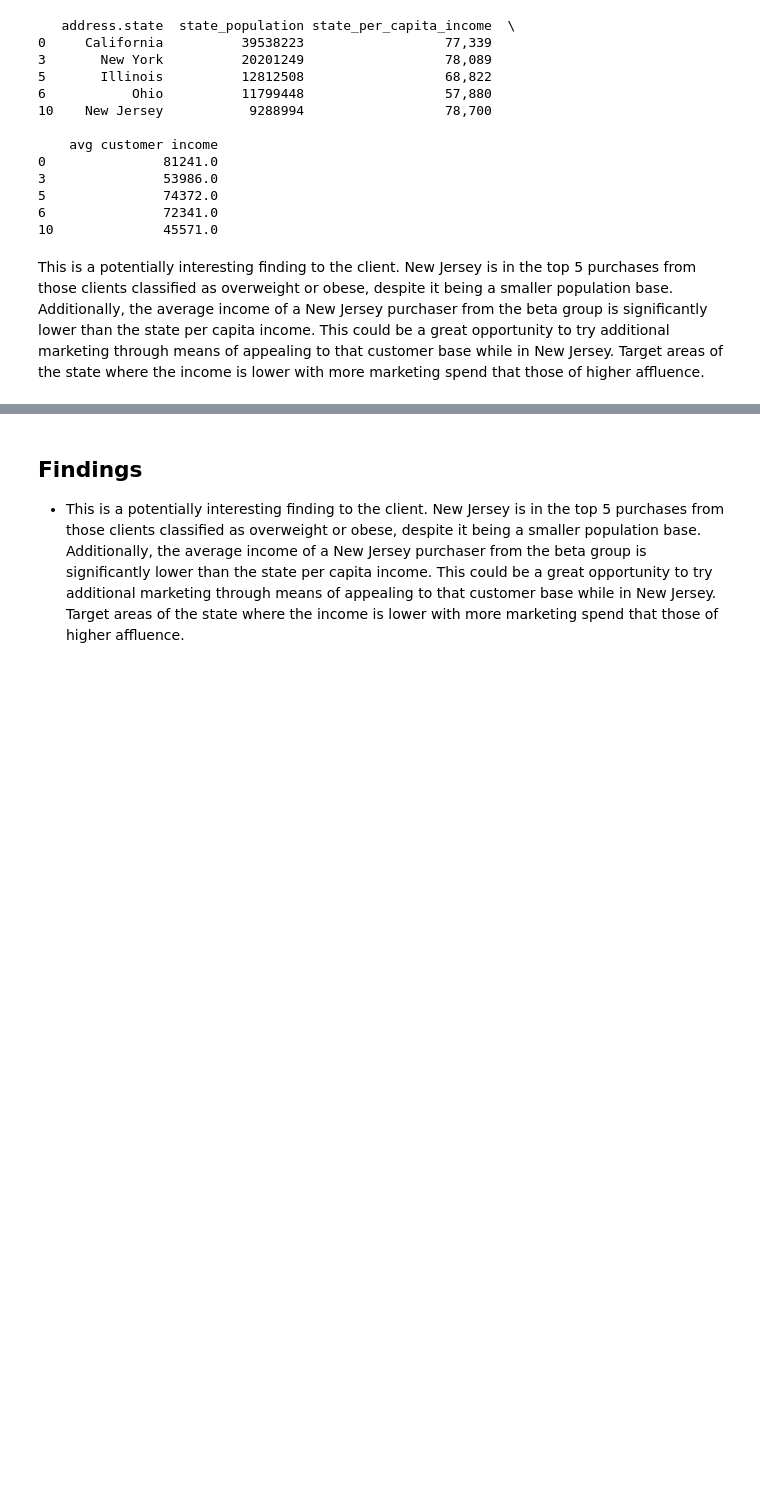
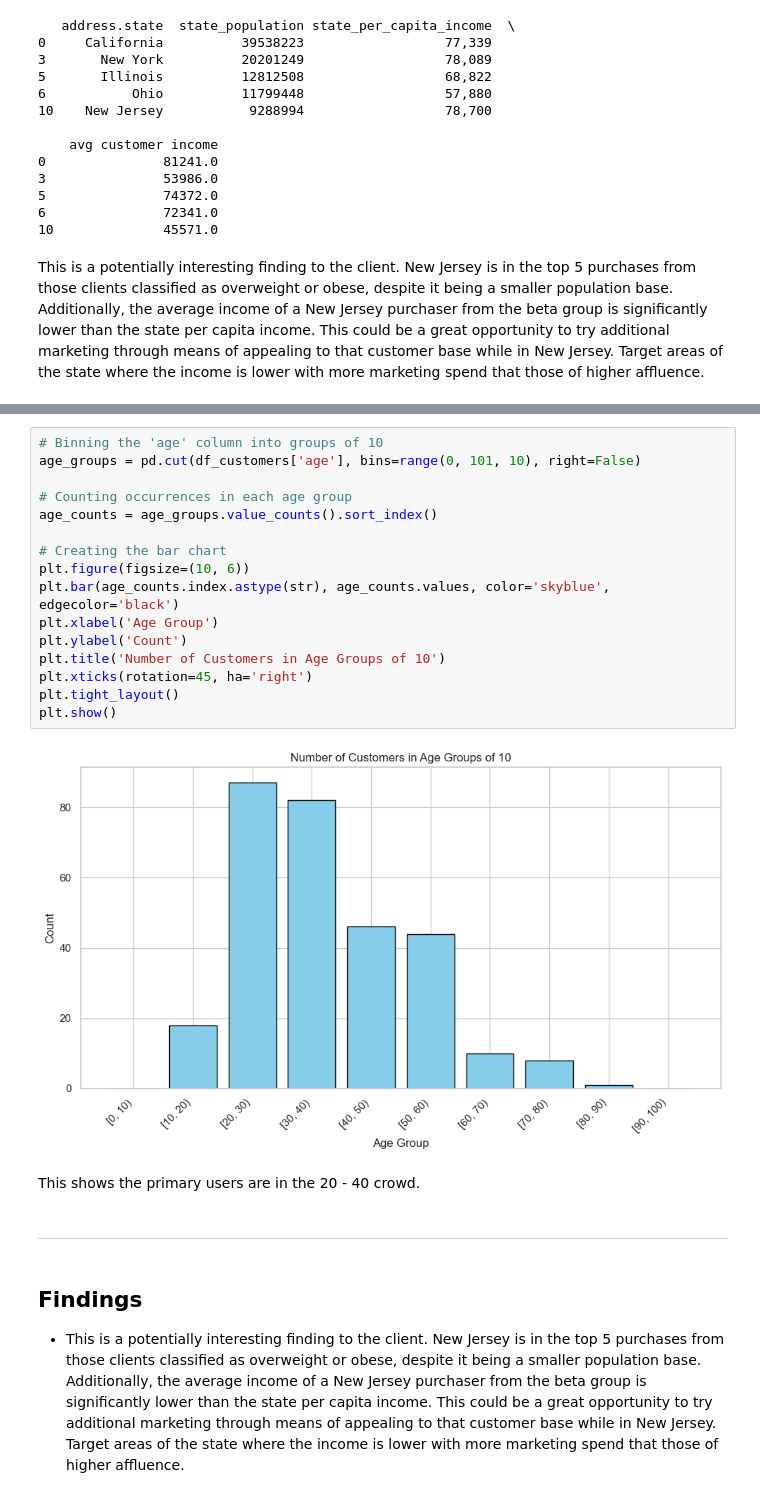
Before and after one commit to jsmither10/client_data_analysis, a Jupyter notebook: data_vizualization.ipynb, the cells around one changed output, grey strips where cells are left out. Saved outputs shown, nothing was run; the diff lists cells and outputs as text; blank space fills up the shorter version.

```diff
--- a/data_vizualization.ipynb
+++ b/data_vizualization.ipynb
@@ -270,3 +388,25 @@ This is a potentially interesting finding to the client. New Jersey is in the to
+# %%
+# Binning the 'age' column into groups of 10
+age_groups = pd.cut(df_customers['age'], bins=range(0, 101, 10), right=False)
+
+# Counting occurrences in each age group
+age_counts = age_groups.value_counts().sort_index()
+
+# Creating the bar chart
+plt.figure(figsize=(10, 6))
+plt.bar(age_counts.index.astype(str), age_counts.values, color='skyblue', edgecolor='black')
+plt.xlabel('Age Group')
+plt.ylabel('Count')
+plt.title('Number of Customers in Age Groups of 10')
+plt.xticks(rotation=45, ha='right')
+plt.tight_layout()
+plt.show()
+# %% [output]
+[figure, added]
+# %% [markdown]
+This shows the primary users are in the 20 - 40 crowd.
+# %% [markdown]
+- - -
 # %% [markdown]
 ## Findings
 - This is a potentially interesting finding to the client. New Jersey is in the top 5 purchases from those clients classified as overweight or obese, despite it being a smaller population base. Additionally, the average income of a New Jersey purchaser from the beta group is significantly lower than the state per capita income. This could be a great opportunity to try additional marketing through means of appealing to that customer base while in New Jersey. Target areas of the state where the income is lower with more marketing spend that those of higher affluence.
```
Also changed, not shown: parts of 10 cells of this notebook.
